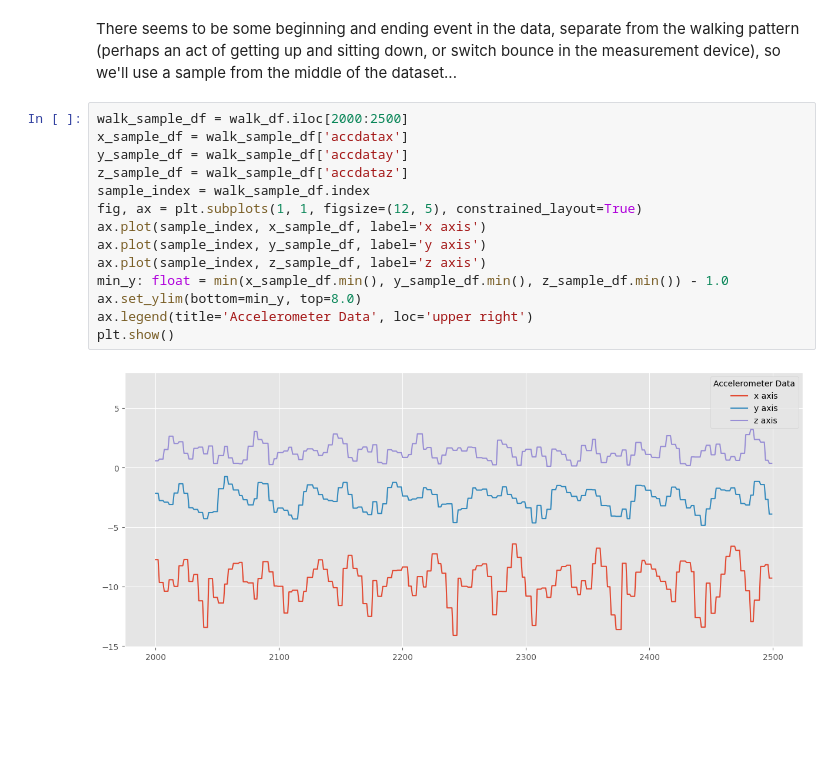
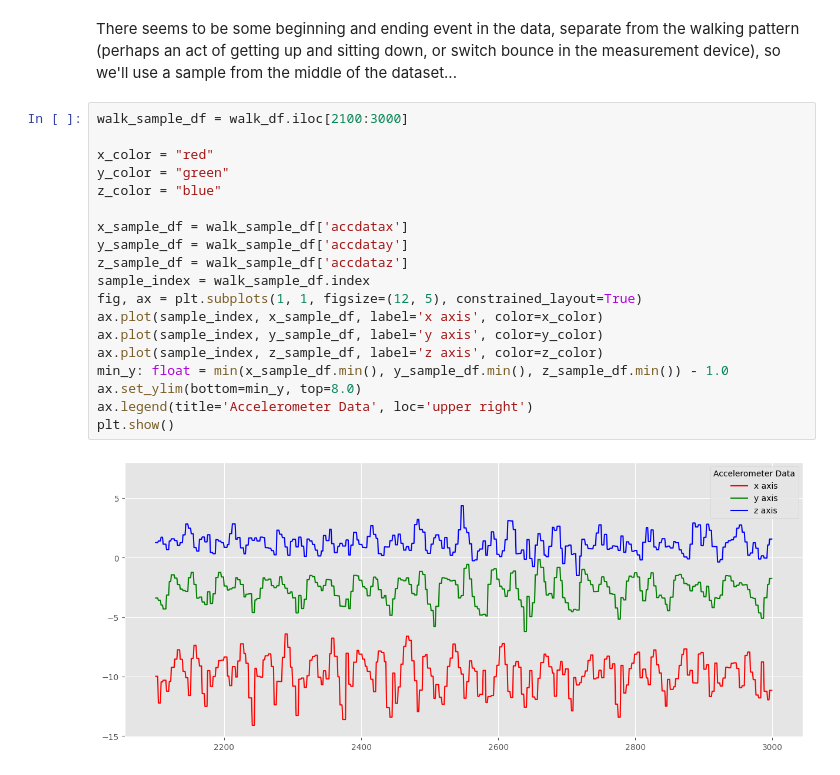
Before and after one commit to rickgladwin/applied_ai_challenges, a Jupyter notebook: week_1_wearable_step_counter.ipynb, the cells around one changed output. Drawn from its saved outputs; the diff is of its cells as text; blank space fills up the shorter version.

```diff
--- a/week_1_wearable_step_counter.ipynb
+++ b/week_1_wearable_step_counter.ipynb
@@ -94,21 +94,26 @@ plt.show()
 # %% [markdown]
 There seems to be some beginning and ending event in the data, separate from the walking pattern (perhaps an act of getting up and sitting down, or switch bounce in the measurement device), so we'll use a sample from the middle of the dataset...
 # %%
-walk_sample_df = walk_df.iloc[2000:2500]
+walk_sample_df = walk_df.iloc[2100:3000]
+
+x_color = "red"
+y_color = "green"
+z_color = "blue"
+
 x_sample_df = walk_sample_df['accdatax']
 y_sample_df = walk_sample_df['accdatay']
 z_sample_df = walk_sample_df['accdataz']
 sample_index = walk_sample_df.index
 fig, ax = plt.subplots(1, 1, figsize=(12, 5), constrained_layout=True)
-ax.plot(sample_index, x_sample_df, label='x axis')
-ax.plot(sample_index, y_sample_df, label='y axis')
-ax.plot(sample_index, z_sample_df, label='z axis')
+ax.plot(sample_index, x_sample_df, label='x axis', color=x_color)
+ax.plot(sample_index, y_sample_df, label='y axis', color=y_color)
+ax.plot(sample_index, z_sample_df, label='z axis', color=z_color)
 min_y: float = min(x_sample_df.min(), y_sample_df.min(), z_sample_df.min()) - 1.0
 ax.set_ylim(bottom=min_y, top=8.0)
 ax.legend(title='Accelerometer Data', loc='upper right')
 plt.show()
 # %% [output]
-[figure, old version]
+[figure, new version]
 # %% [markdown]
 There appears to be a base signal for each of the accelerometers plus some jitter.
 We'll perform a fast Fourier transform on each signal in order to determine how best to filter out the higher-frequency (lower amplitude) jitter.
```
Also changed, not shown: parts of 10 cells of this notebook, 2 other files.
